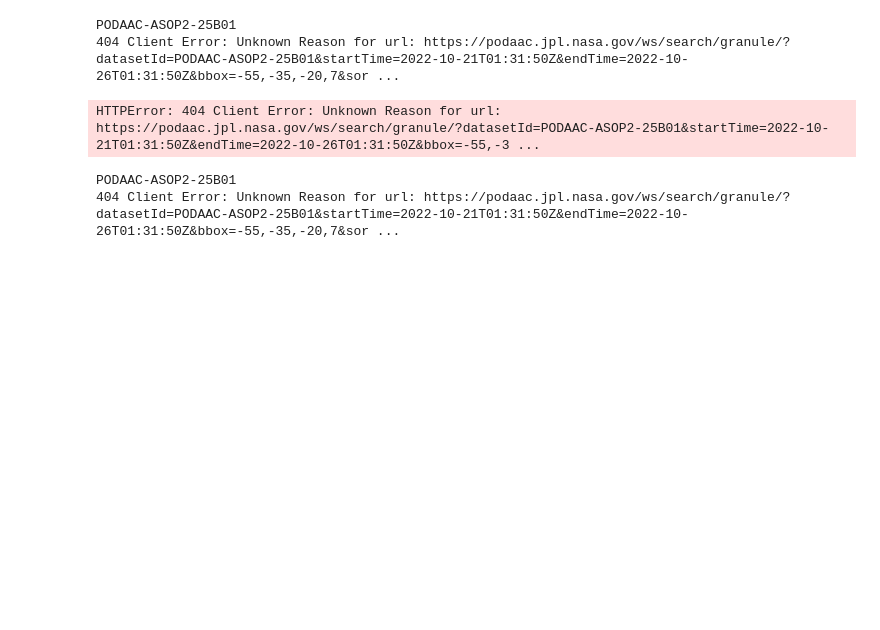
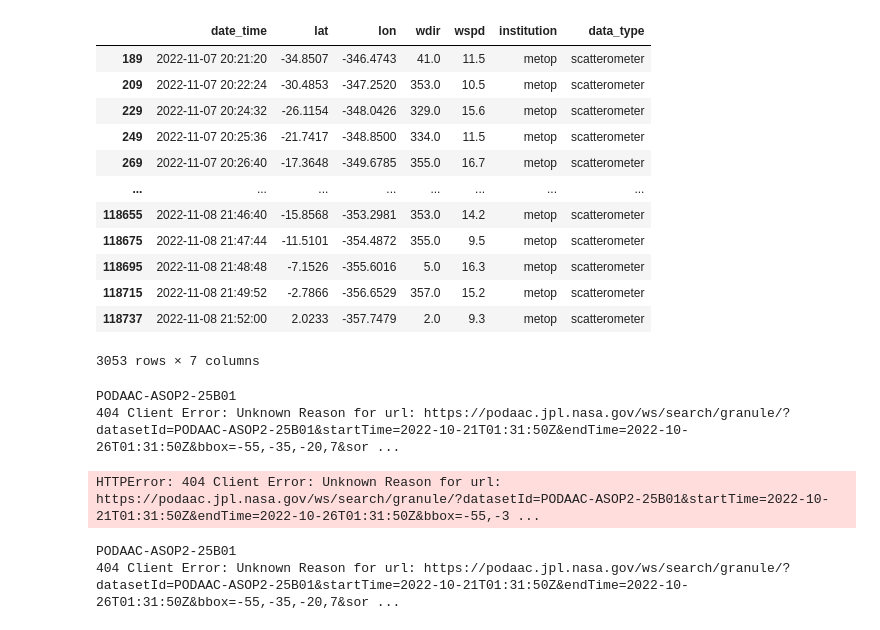
Before and after one commit to soutobias/oceanoobsbrasil, a Jupyter notebook: notebooks/metop.ipynb, the cells around one changed output. Cells and saved outputs as stored; diff of their text form; code cells hidden in the pictures; blank space fills up the shorter version.

Commit message:
metop ok

```diff
--- a/notebooks/metop.ipynb
+++ b/notebooks/metop.ipynb
@@ -48,3 +151,19 @@ m.result.shape
+# %%
+m.result
+# %% [output]
+|  | date_time | lat | lon | wdir | wspd | institution | data_type |
+| 189 | 2022-11-07 20:21:20 | -34.8507 | -346.4743 | 41.0 | 11.5 | metop | scatterometer |
+| 209 | 2022-11-07 20:22:24 | -30.4853 | -347.2520 | 353.0 | 10.5 | metop | scatterometer |
+| 229 | 2022-11-07 20:24:32 | -26.1154 | -348.0426 | 329.0 | 15.6 | metop | scatterometer |
+| 249 | 2022-11-07 20:25:36 | -21.7417 | -348.8500 | 334.0 | 11.5 | metop | scatterometer |
+| 269 | 2022-11-07 20:26:40 | -17.3648 | -349.6785 | 355.0 | 16.7 | metop | scatterometer |
+| ... | ... | ... | ... | ... | ... | ... | ... |
+| 118655 | 2022-11-08 21:46:40 | -15.8568 | -353.2981 | 353.0 | 14.2 | metop | scatterometer |
+| 118675 | 2022-11-08 21:47:44 | -11.5101 | -354.4872 | 355.0 | 9.5 | metop | scatterometer |
+| 118695 | 2022-11-08 21:48:48 | -7.1526 | -355.6016 | 5.0 | 16.3 | metop | scatterometer |
+| 118715 | 2022-11-08 21:49:52 | -2.7866 | -356.6529 | 357.0 | 15.2 | metop | scatterometer |
+| 118737 | 2022-11-08 21:52:00 | 2.0233 | -357.7479 | 2.0 | 9.3 | metop | scatterometer |
+3053 rows × 7 columns
 # %%
 import pandas as pd
 import xarray as xr
```
Also changed, not shown: parts of 14 cells of this notebook, 3 other files.
